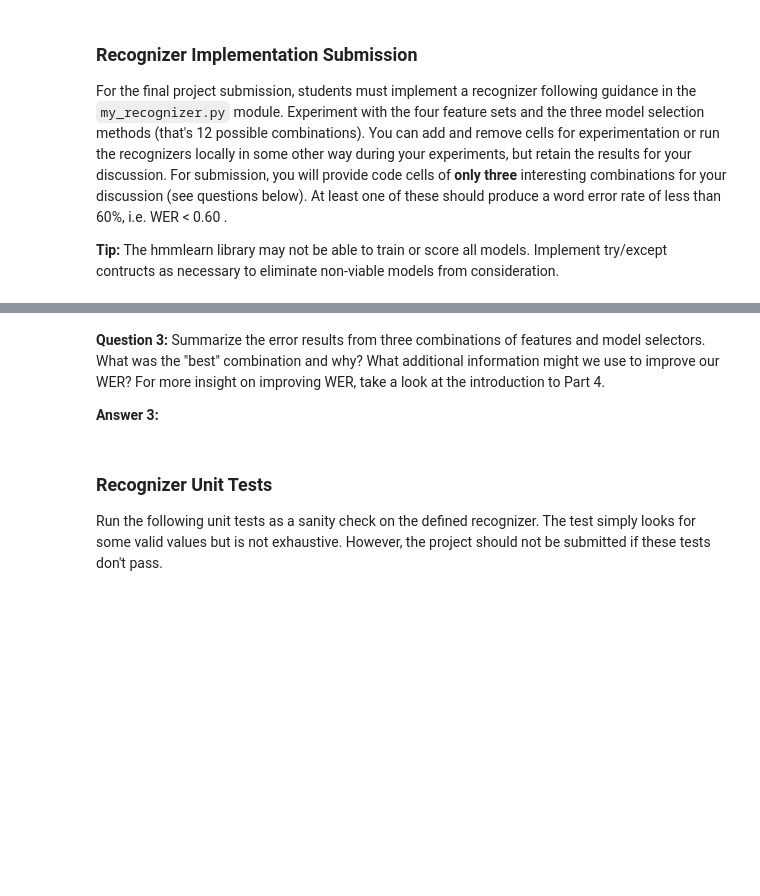
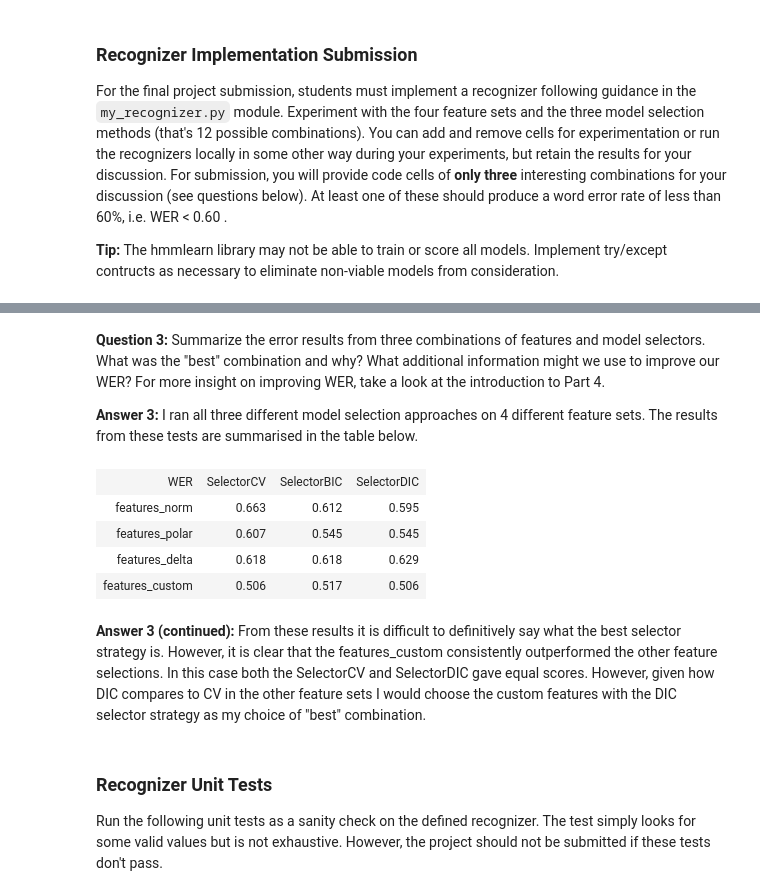
Before and after one commit to Jaco7Fourie/AIND, a Jupyter notebook: Term1/AIND-Recognizer/asl_recognizer.ipynb, the cells around one changed output, grey strips where cells are left out. Saved outputs shown, nothing was run; the diff lists cells and outputs as text; code cells hidden in the pictures; blank space fills up the shorter version.

```diff
--- a/Term1/AIND-Recognizer/asl_recognizer.ipynb
+++ b/Term1/AIND-Recognizer/asl_recognizer.ipynb
@@ -582,7 +706,32 @@ show_errors(guesses, test_set)
 # %% [markdown]
 **Question 3:**  Summarize the error results from three combinations of features and model selectors.  What was the "best" combination and why?  What additional information might we use to improve our WER?  For more insight on improving WER, take a look at the introduction to Part 4.
 
-**Answer 3:**
+**Answer 3:** I ran all three different model selection approaches on 4 different feature sets. The results from these tests are summarised in the table below.
+# %%
+from IPython.display import HTML, display
+# This table was built by consecutively running the previous cells with different parameters
+# A script would have been better but by the time I was done experimenting I already had most of the data collected :)
+data = (('WER', 'SelectorCV', 'SelectorBIC', 'SelectorDIC'),
+         ('features_norm', 0.663,0.612,0.595),
+         ('features_polar', 0.607,0.545,0.545),
+         ('features_delta', 0.618,0.618,0.629),
+         ('features_custom', 0.506,0.517,0.506)
+       )
+
+display(HTML(
+    '<table><tr>{}</tr></table>'.format(
+        '</tr><tr>'.join(
+            '<td>{}</td>'.format('</td><td>'.join(str(_) for _ in row)) for row in data)
+        )
+ ))
+# %% [output]
+| WER | SelectorCV | SelectorBIC | SelectorDIC |
+| features_norm | 0.663 | 0.612 | 0.595 |
+| features_polar | 0.607 | 0.545 | 0.545 |
+| features_delta | 0.618 | 0.618 | 0.629 |
+| features_custom | 0.506 | 0.517 | 0.506 |
+# %% [markdown]
+**Answer 3 (continued):** From these results it is difficult to definitively say what the best selector strategy is. However, it is clear that the features_custom consistently outperformed the other feature selections. In this case both the SelectorCV and SelectorDIC gave equal scores. However, given how DIC compares to CV in the other feature sets I would choose the custom features with the DIC selector strategy as my choice of "best" combination.
 # %% [markdown]
 <a id='part3_test'></a>
 ### Recognizer Unit Tests
```
Also changed, not shown: parts of 19 cells of this notebook, 3 other files.
